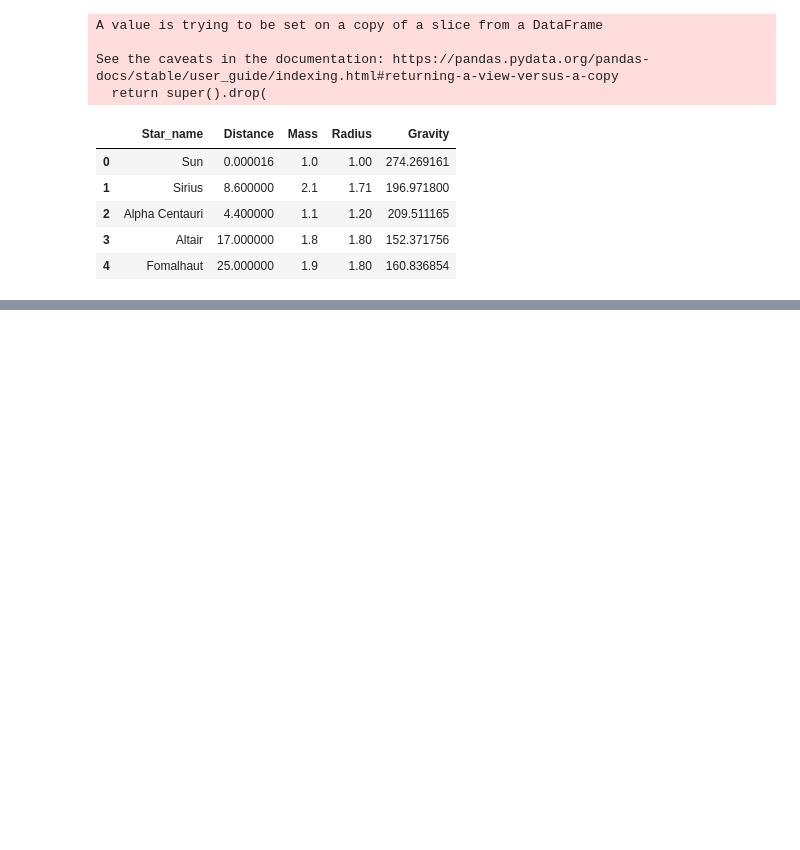
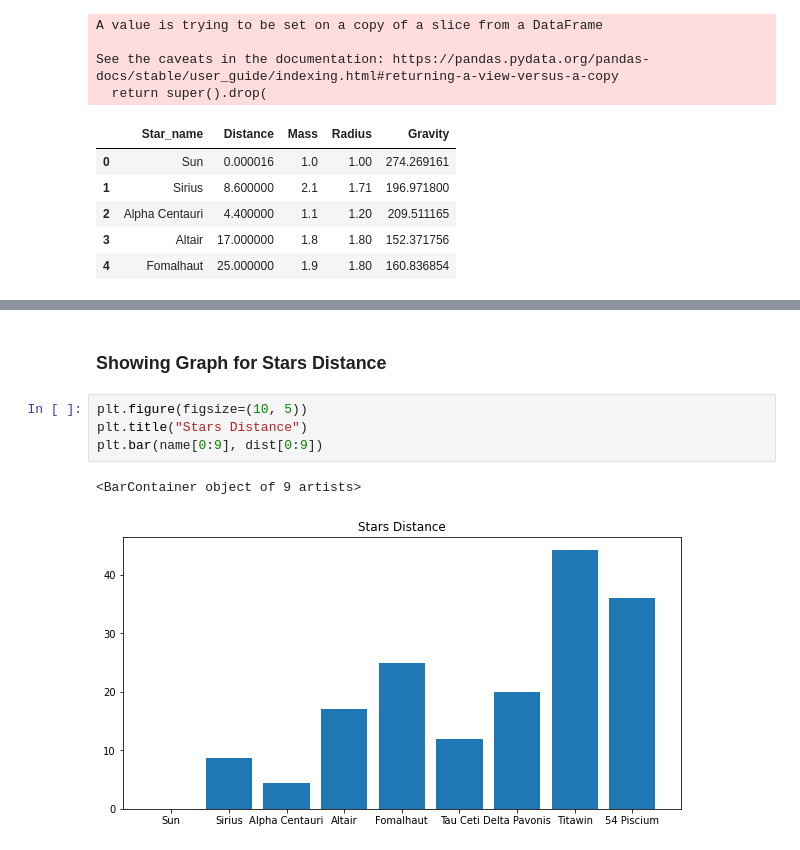
Before and after one commit to YamiAtem/Stars, a Jupyter notebook: notebook.ipynb, the cells around one changed output, grey strips where cells are left out. Saved outputs shown, nothing was run; the diff lists cells and outputs as text; blank space fills up the shorter version.

```diff
--- a/notebook.ipynb
+++ b/notebook.ipynb
@@ -173,0 +214,9 @@ See the caveats in the documentation: https://pandas.pydata.org/pandas-docs/stab
+# %% [markdown]
+### Showing Graph for Stars Distance
+# %%
+plt.figure(figsize=(10, 5))
+plt.title("Stars Distance")
+plt.bar(name[0:9], dist[0:9])
+# %% [output]
+<BarContainer object of 9 artists>
+[figure, added]
```
Also changed, not shown: parts of 9 cells of this notebook.
